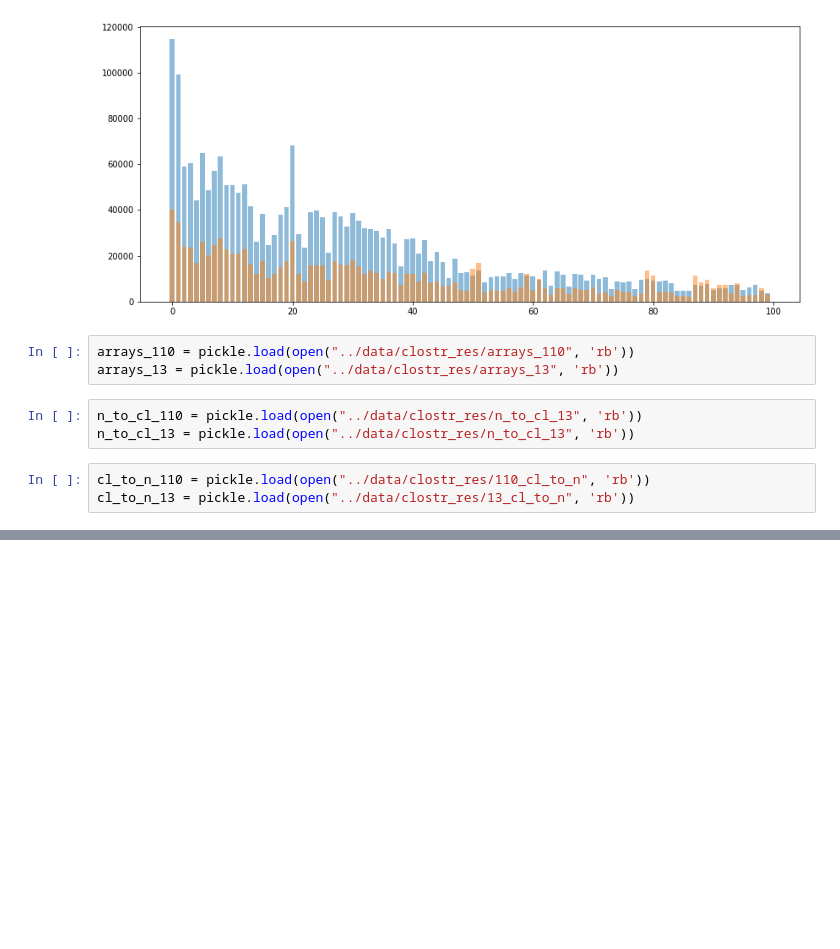
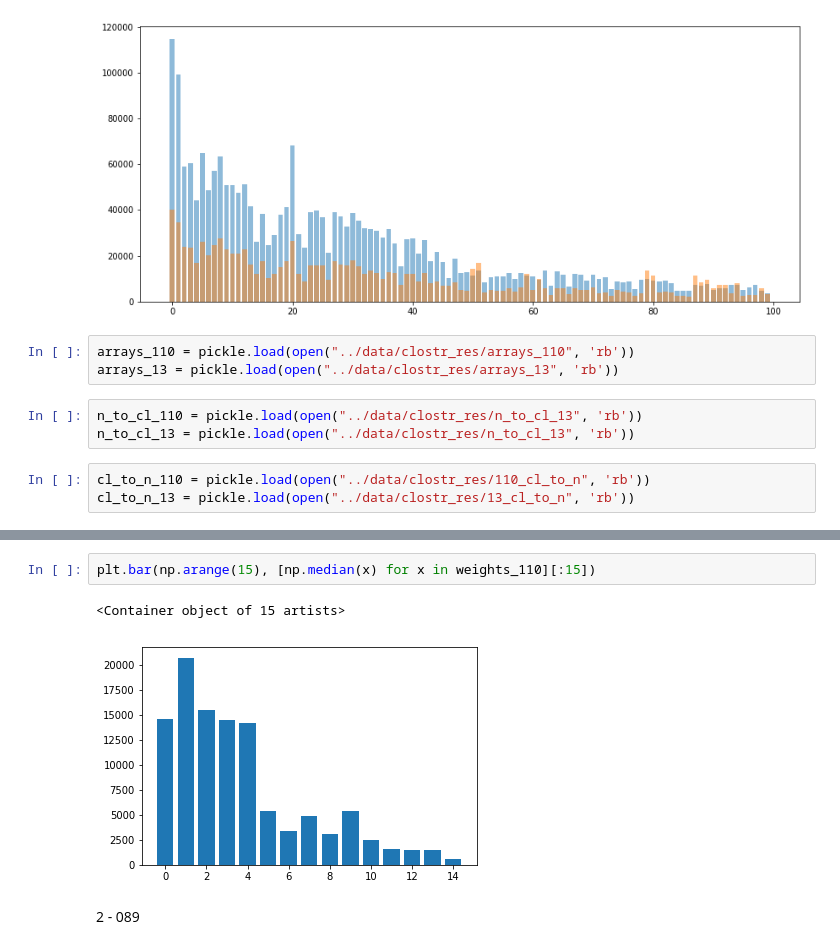
Before and after one commit to rykachevskiy/CRISPR, a Jupyter notebook: process clostridium answ.ipynb, the cells around one changed output, grey strips where cells are left out. Saved outputs shown, nothing was run; the diff lists cells and outputs as text; blank space fills up the shorter version.

```diff
--- a/process clostridium answ.ipynb
+++ b/process clostridium answ.ipynb
@@ -213,0 +272,7 @@ transfered = [cl_to_n_13[hu.find_closest(cl_to_n_13, n_to_cl_110[x])[1]] for x i
+# %%
+plt.bar(np.arange(15), [np.median(x) for x in weights_110][:15])
+# %% [output]
+<Container object of 15 artists>
+[figure, added]
+# %% [markdown]
+2 - 089
```
Also changed, not shown: parts of 26 cells of this notebook, 4 other files.
